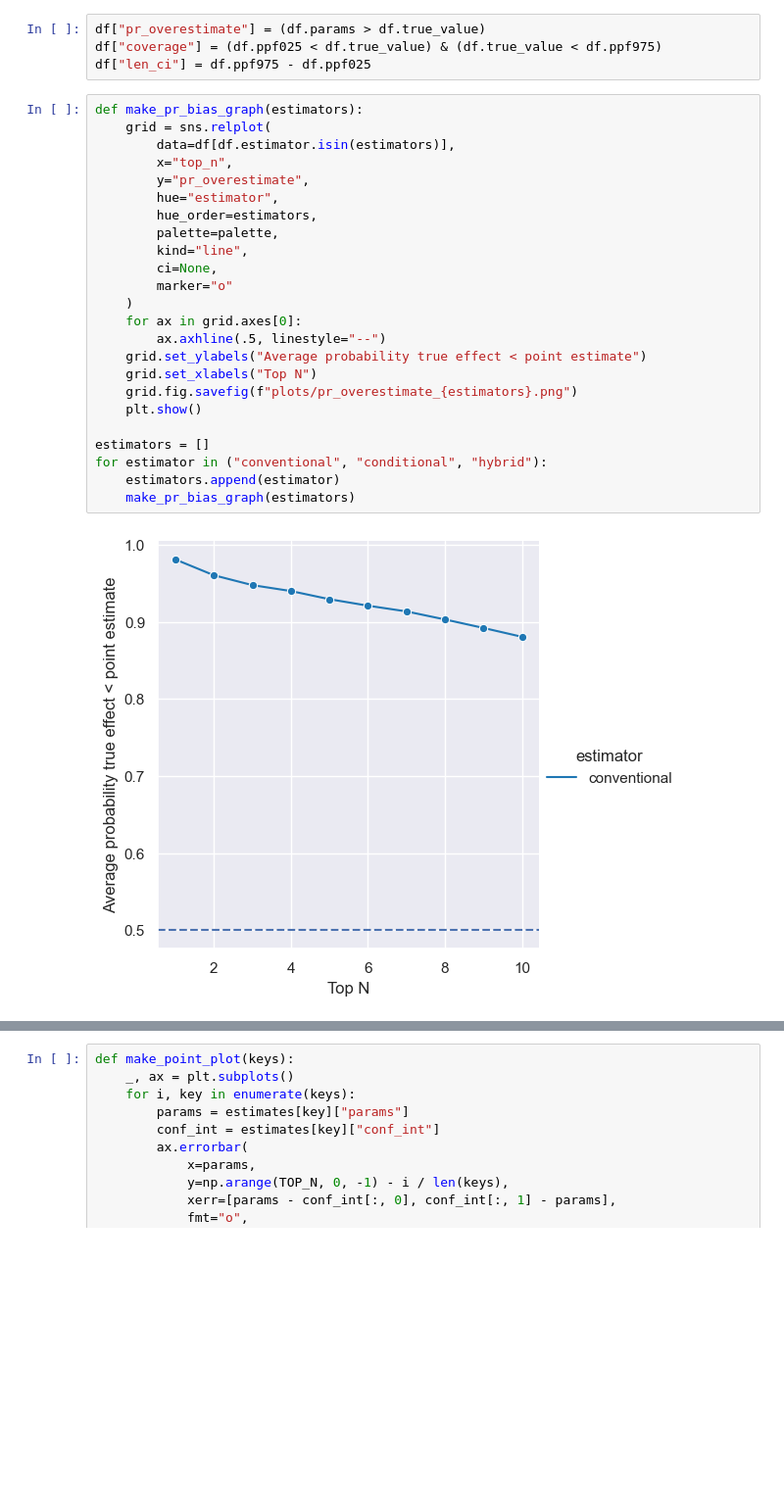
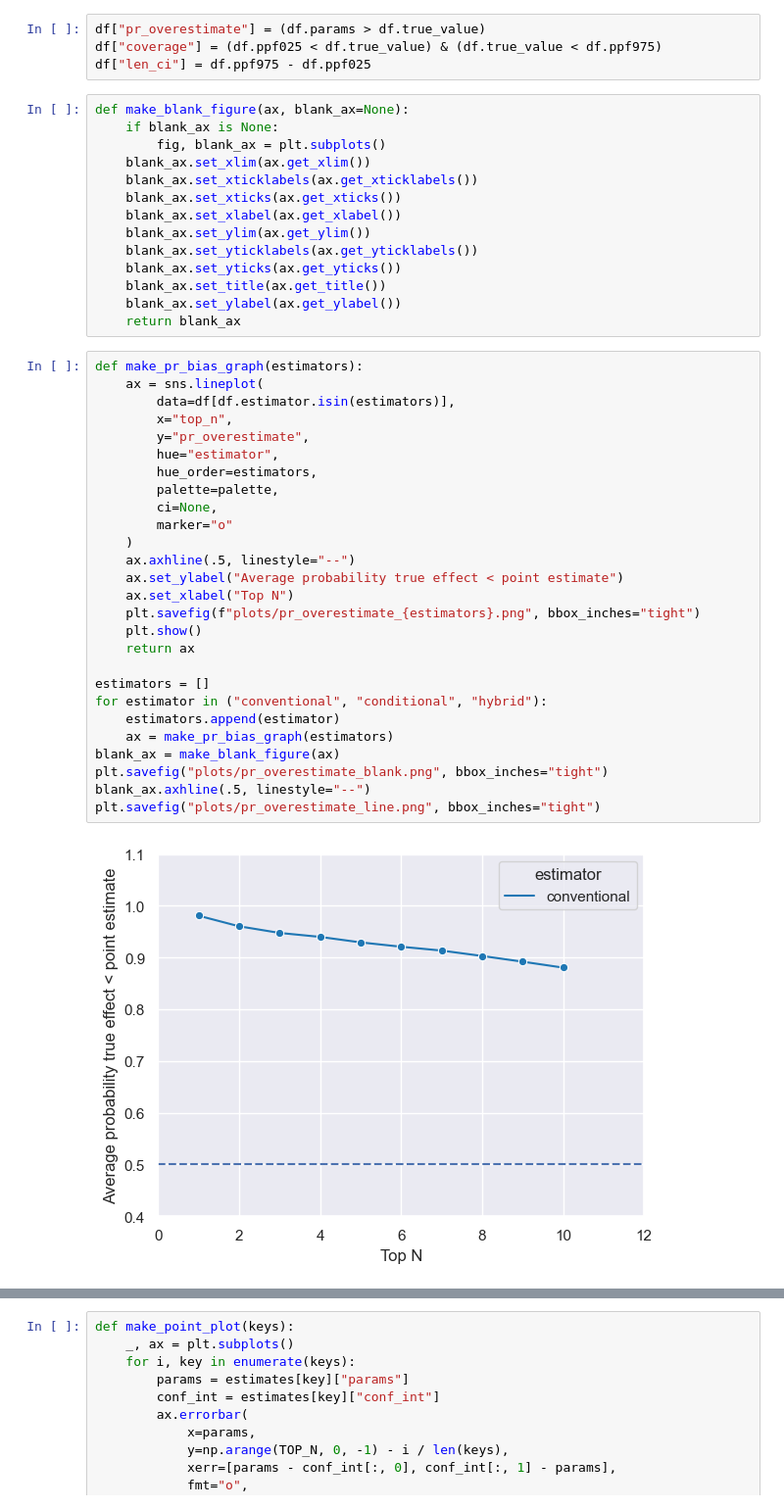
Before and after one commit to arfon/conditional-inference-joss, a Jupyter notebook: simulations/losers-presentation/analysis.ipynb, the cells around one changed output, grey strips where cells are left out. Shown: that part at 98% size. Cells and saved outputs as stored; diff of their text form; blank space fills up the shorter version.

```diff
--- a/simulations/losers-presentation/analysis.ipynb
+++ b/simulations/losers-presentation/analysis.ipynb
@@ -26,29 +26,46 @@ df.head()
 df["pr_overestimate"] = (df.params > df.true_value)
 df["coverage"] = (df.ppf025 < df.true_value) & (df.true_value < df.ppf975)
 df["len_ci"] = df.ppf975 - df.ppf025
+# %%
+def make_blank_figure(ax, blank_ax=None):
+    if blank_ax is None:
+        fig, blank_ax = plt.subplots()
+    blank_ax.set_xlim(ax.get_xlim())
+    blank_ax.set_xticklabels(ax.get_xticklabels())
+    blank_ax.set_xticks(ax.get_xticks())
+    blank_ax.set_xlabel(ax.get_xlabel())
+    blank_ax.set_ylim(ax.get_ylim())
+    blank_ax.set_yticklabels(ax.get_yticklabels())
+    blank_ax.set_yticks(ax.get_yticks())
+    blank_ax.set_title(ax.get_title())
+    blank_ax.set_ylabel(ax.get_ylabel())
+    return blank_ax
 # %%
 def make_pr_bias_graph(estimators):
-    grid = sns.relplot(
+    ax = sns.lineplot(
         data=df[df.estimator.isin(estimators)],
         x="top_n",
         y="pr_overestimate",
         hue="estimator",
         hue_order=estimators,
         palette=palette,
-        kind="line",
         ci=None,
         marker="o"
     )
-    for ax in grid.axes[0]:
-        ax.axhline(.5, linestyle="--")
-    grid.set_ylabels("Average probability true effect < point estimate")
-    grid.set_xlabels("Top N")
-    grid.fig.savefig(f"plots/pr_overestimate_{estimators}.png")
+    ax.axhline(.5, linestyle="--")
+    ax.set_ylabel("Average probability true effect < point estimate")
+    ax.set_xlabel("Top N")
+    plt.savefig(f"plots/pr_overestimate_{estimators}.png", bbox_inches="tight")
     plt.show()
+    return ax
 
 estimators = []
 for estimator in ("conventional", "conditional", "hybrid"):
     estimators.append(estimator)
-    make_pr_bias_graph(estimators)
+    ax = make_pr_bias_graph(estimators)
+blank_ax = make_blank_figure(ax)
+plt.savefig("plots/pr_overestimate_blank.png", bbox_inches="tight")
+blank_ax.axhline(.5, linestyle="--")
+plt.savefig("plots/pr_overestimate_line.png", bbox_inches="tight")
 # %% [output]
-[figure, old version]
+[figure, new version]
```
Also changed, not shown: parts of 5 cells of this notebook, 8 other files.
